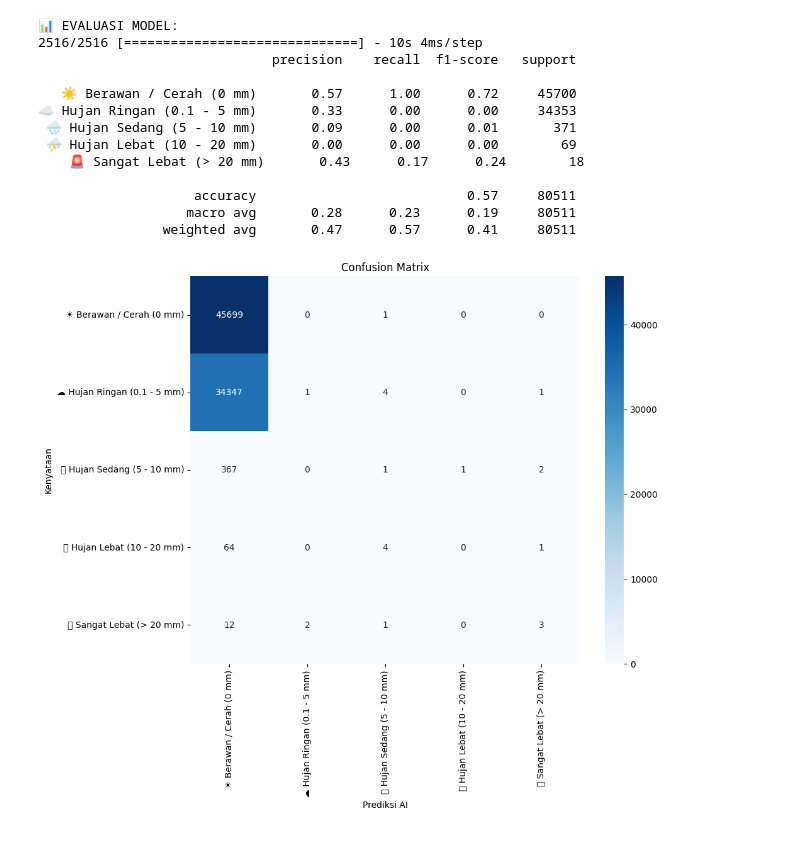
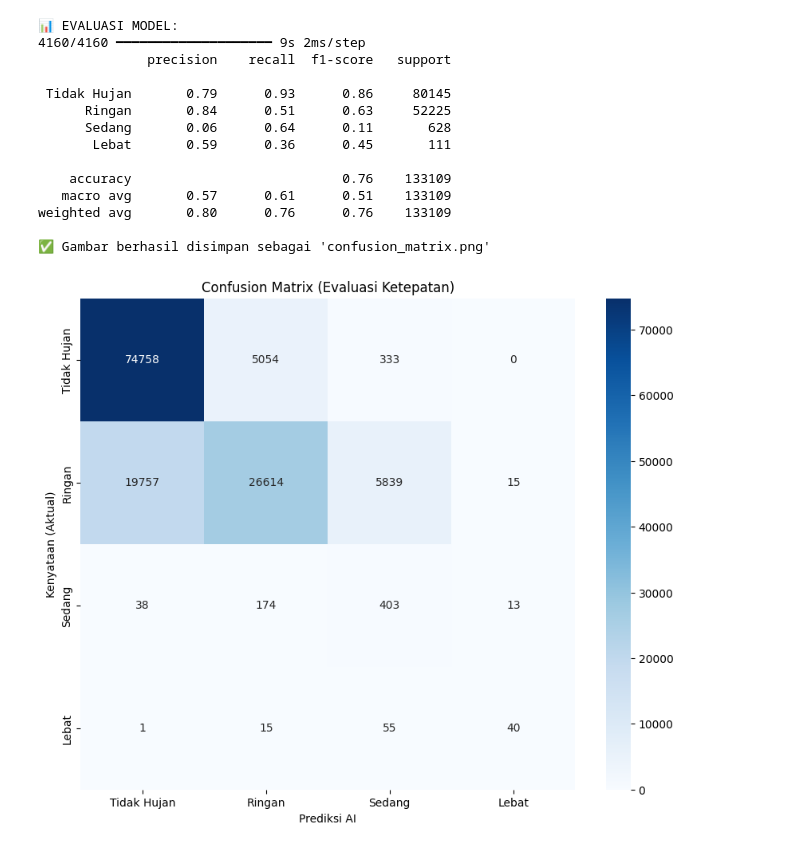
Before and after one commit to evanalif113/Penelitian-Tensorflow, a Jupyter notebook: Analisis_Meteorologi/Model Klasifikasi.ipynb, the cells around one changed output. Cells and saved outputs as stored; diff of their text form; code cells hidden in the pictures.

Commit message:
Kaggle Notebook | Model Klasifikasi | Version 2

```diff
--- a/Analisis_Meteorologi/Model Klasifikasi.ipynb
+++ b/Analisis_Meteorologi/Model Klasifikasi.ipynb
@@ -195,7 +248,7 @@ model.add(Dropout(0.2))
 model.add(Dense(32, activation='relu'))
 
 # --- OUTPUT LAYER ---
-model.add(Dense(5, activation='softmax'))
+model.add(Dense(4, activation='softmax'))
 
 # --- COMPILING DENGAN LEARNING RATE KHUSUS ---
 # Kadang default learning rate terlalu cepat/lambat. Kita set manual.
@@ -228,19 +285,23 @@ _________________________________________________________________
 # ==============================================================================
 # 6. TRAINING (MELATIH OTAK AI)
 # ==============================================================================
-early_stop = EarlyStopping(monitor='val_loss', patience=5, restore_best_weights=True)
+early_stop = EarlyStopping(monitor='val_loss', patience=10, restore_best_weights=True)
 
-print("\n🚀 Mulai Training...")
+# B. Reduce LR: Kalau stuck, turunkan learning rate biar lebih teliti
+reduce_lr = ReduceLROnPlateau(monitor='val_loss', factor=0.5, patience=10, min_lr=0.00001, verbose=1)
+
+# C. Checkpoint: Simpan model terbaik selama proses
+checkpoint = ModelCheckpoint('model_terbaik.keras', monitor='val_accuracy', save_best_only=True, verbose=1)
+
 history = model.fit(
     X_train, y_train,
-    epochs=50,
-    batch_size=64,
+    epochs=100,
+    batch_size=128,
     validation_split=0.1,
-    class_weight=class_weights_dict, # Wajib pakai ini
-    callbacks=[early_stop],
+    class_weight=class_weights_dict,
+    callbacks=[early_stop, reduce_lr, checkpoint],
     verbose=1
 )
-
 # Plot History Belajar
 plt.figure(figsize=(10, 4))
 plt.plot(history.history['accuracy'], label='Akurasi Latih')
@@ -270,38 +330,60 @@ Epoch 8/20
 # %%
 # ==============================================================================
-# 7. EVALUASI HASIL
+# 7. EVALUASI HASIL (VERSI 4 KELAS)
 # ==============================================================================
+from sklearn.metrics import classification_report, confusion_matrix
+import seaborn as sns
+import matplotlib.pyplot as plt
+import numpy as np
+
 print("\n📊 EVALUASI MODEL:")
+
+# 1. Prediksi Data Test
 y_pred_prob = model.predict(X_test)
 y_pred_class = np.argmax(y_pred_prob, axis=1)
 
-target_names = [CLASSES[i] for i in range(5)]
+# 2. Definisikan Nama Kelas (4 Level)
+# Pastikan urutannya sesuai: 0, 1, 2, 3
+CLASSES = {
+    0: 'Tidak Hujan',
+    1: 'Ringan',
+    2: 'Sedang',
+    3: 'Lebat'
+}
+target_names = list(CLASSES.values()) # Mengambil daftar nama saja
+
+# 3. Laporan Klasifikasi
+# Kita pakai range(4) bukan range(5) karena kelasnya cuma ada 4
 print(classification_report(y_test, y_pred_class, target_names=target_names))
 
-# Confusion Matrix
+# 4. Confusion Matrix
 cm = confusion_matrix(y_test, y_pred_class)
+
 plt.figure(figsize=(10, 8))
 sns.heatmap(cm, annot=True, fmt='d', cmap='Blues',
             xticklabels=target_names, yticklabels=target_names)
 plt.xlabel('Prediksi AI')
-plt.ylabel('Kenyataan')
-plt.title('Confusion Matrix')
+plt.ylabel('Kenyataan (Aktual)')
+plt.title('Confusion Matrix (Evaluasi Ketepatan)')
+plt.savefig('confusion_matrix.png', dpi=300, bbox_inches='tight')
+print("✅ Gambar berhasil disimpan sebagai 'confusion_matrix.png'")
 plt.show()
 # %% [output]
 📊 EVALUASI MODEL:
-2516/2516 [==============================] - 10s 4ms/step
-                              precision    recall  f1-score   support
+4160/4160 ━━━━━━━━━━━━━━━━━━━━ 9s 2ms/step
+              precision    recall  f1-score   support
 
-   ☀️ Berawan / Cerah (0 mm)       0.57      1.00      0.72     45700
-☁️ Hujan Ringan (0.1 - 5 mm)       0.33      0.00      0.00     34353
- 🌧️ Hujan Sedang (5 - 10 mm)       0.09      0.00      0.01       371
- ⛈️ Hujan Lebat (10 - 20 mm)       0.00      0.00      0.00        69
-    🚨 Sangat Lebat (> 20 mm)       0.43      0.17      0.24        18
+ Tidak Hujan       0.79      0.93      0.86     80145
+      Ringan       0.84      0.51      0.63     52225
+      Sedang       0.06      0.64      0.11       628
+       Lebat       0.59      0.36      0.45       111
 
-                    accuracy                           0.57     80511
-                   macro avg       0.28      0.23      0.19     80511
-                weighted avg       0.47      0.57      0.41     80511
+    accuracy                           0.76    133109
+   macro avg       0.57      0.61      0.51    133109
+weighted avg       0.80      0.76      0.76    133109
+
+✅ Gambar berhasil disimpan sebagai 'confusion_matrix.png'
-[figure, old version]
+[figure, new version]
 # %%
 # ==============================================================================
 # 8. DEMO PREDIKSI (KARTU CUACA)
```
Also changed, not shown: parts of 13 cells of this notebook.
